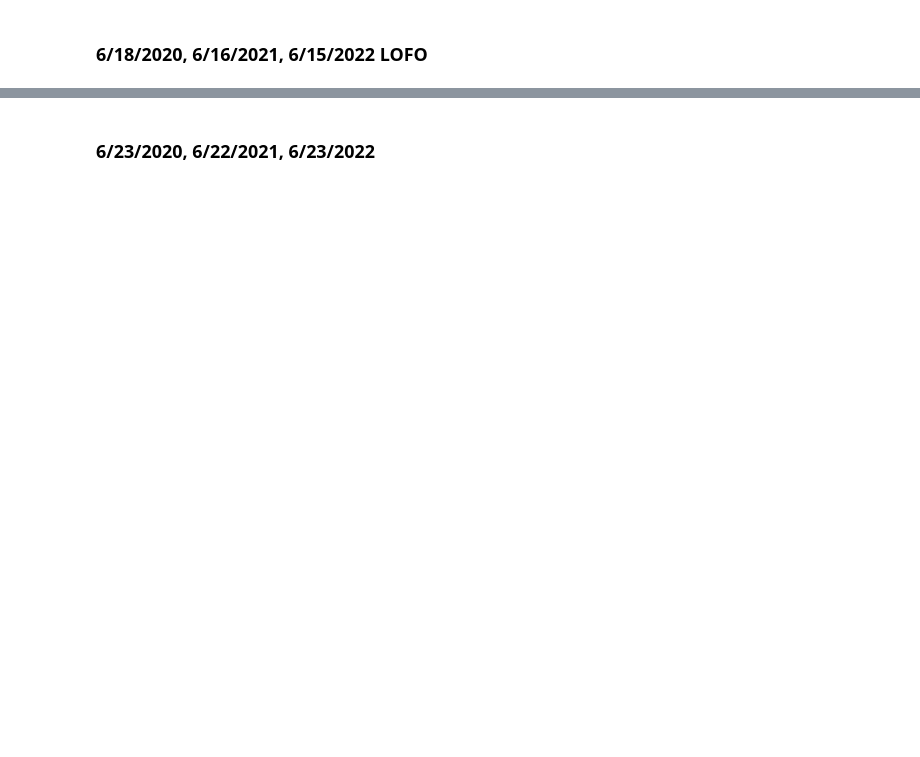
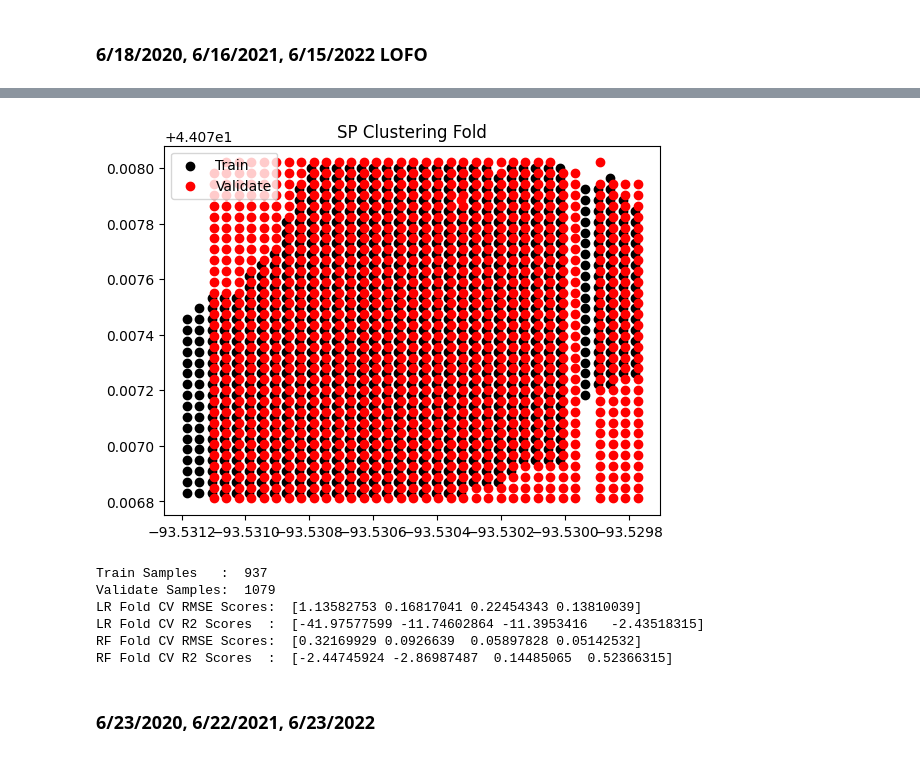
Before and after one commit to Landonthegamemaker/CropGrowthCV, a Jupyter notebook: CV.ipynb, the cells around one changed output, grey strips where cells are left out. Cells and saved outputs as stored; diff of their text form; code cells hidden in the pictures; blank space fills up the shorter version.

```diff
--- a/CV.ipynb
+++ b/CV.ipynb
@@ -47,2 +95,13 @@ display(rndm_results, gkf_results, sp_results)
+# %%
+# gkf_validator.display_fold(0,train_coordinates)
+sp_validator.display_fold(0, train_coordinates)
+# %% [output]
+[figure, added]
+Train Samples   :  937
+Validate Samples:  1079
+LR Fold CV RMSE Scores:  [1.13582753 0.16817041 0.22454343 0.13810039]
+LR Fold CV R2 Scores  :  [-41.97577599 -11.74602864 -11.3953416   -2.43518315]
+RF Fold CV RMSE Scores:  [0.32169929 0.0926639  0.05897828 0.05142532]
+RF Fold CV R2 Scores  :  [-2.44745924 -2.86987487  0.14485065  0.52366315]
 # %% [markdown]
 ### 6/23/2020, 6/22/2021, 6/23/2022
```
Also changed, not shown: parts of 11 cells of this notebook, 7 other files.
